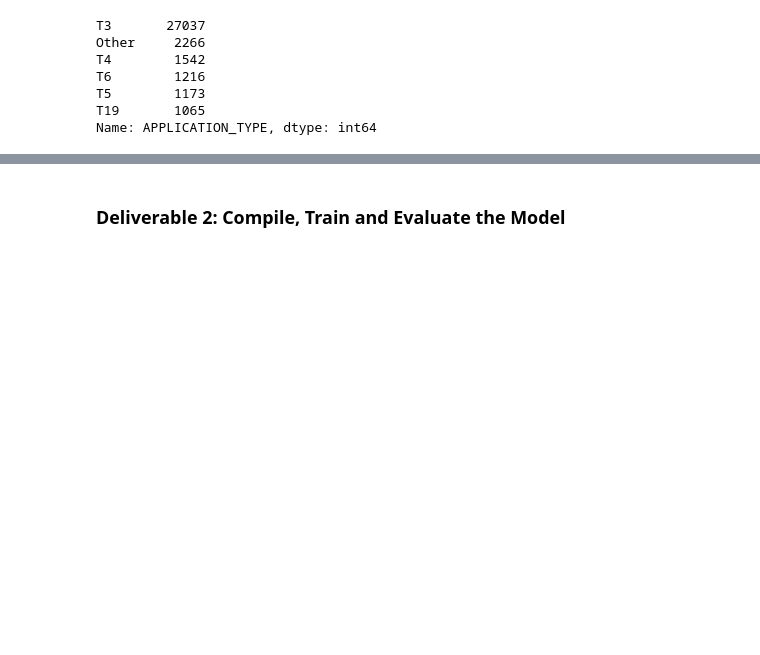
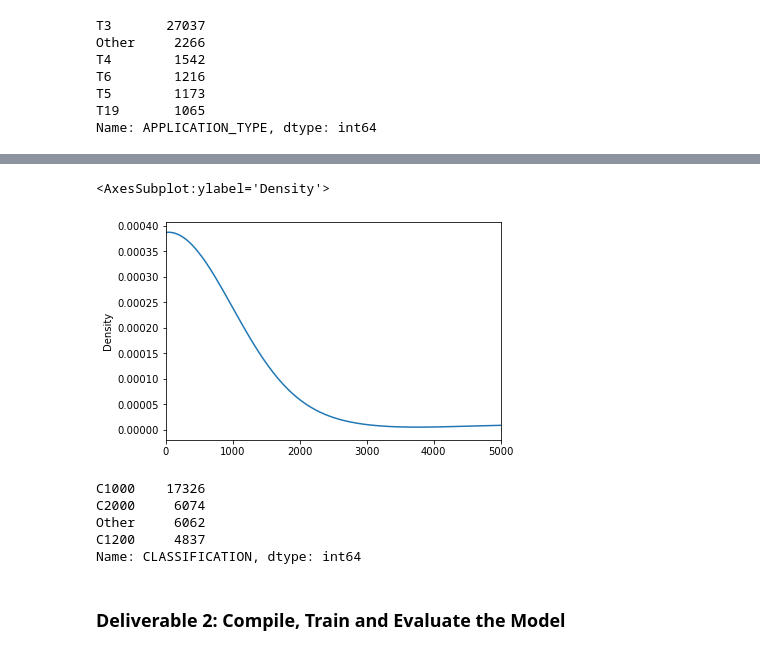
Before and after one commit to david-garza/Neural_Network_Charity_Analysis, a Jupyter notebook: AlphabetSoupCharity.ipynb, the cells around one changed output, grey strips where cells are left out. Saved outputs shown, nothing was run; the diff lists cells and outputs as text; code cells hidden in the pictures; blank space fills up the shorter version.

```diff
--- a/AlphabetSoupCharity.ipynb
+++ b/AlphabetSoupCharity.ipynb
@@ -105,6 +122,12 @@ Name: APPLICATION_TYPE, dtype: int64
+# %%
+# Zoom in around the drop before 5,000
+classification_type_cat_df.plot.density(xlim=[0,5000])
+# %% [output]
+<AxesSubplot:ylabel='Density'>
+[figure, added]
 # %%
-# Determine which values to replace if counts are less than ..?
-#  YOUR CODE GOES HERE
+# Determine which values to replace if counts are less than 2,000
+replace_class = classification_type_cat_df[classification_type_cat_df<2000].index
 
 # Replace in dataframe
 for cls in replace_class:
@@ -112,6 +135,12 @@ for cls in replace_class:
 
 # Check to make sure binning was successful
 application_df.CLASSIFICATION.value_counts()
+# %% [output]
+C1000    17326
+C2000     6074
+Other     6062
+C1200     4837
+Name: CLASSIFICATION, dtype: int64
 # %%
 # Generate our categorical variable lists
 #  YOUR CODE GOES HERE
```
Also changed, not shown: parts of 2 cells of this notebook.
